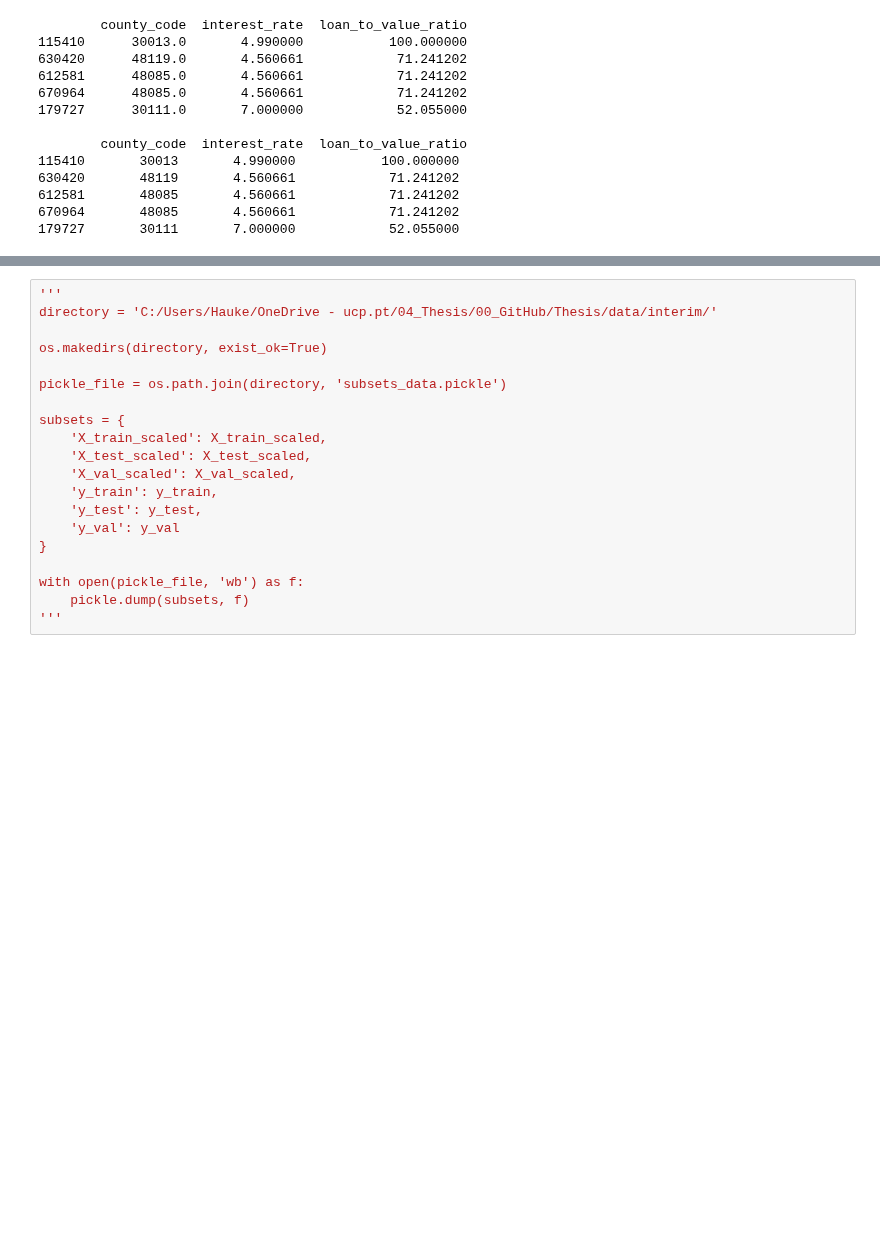
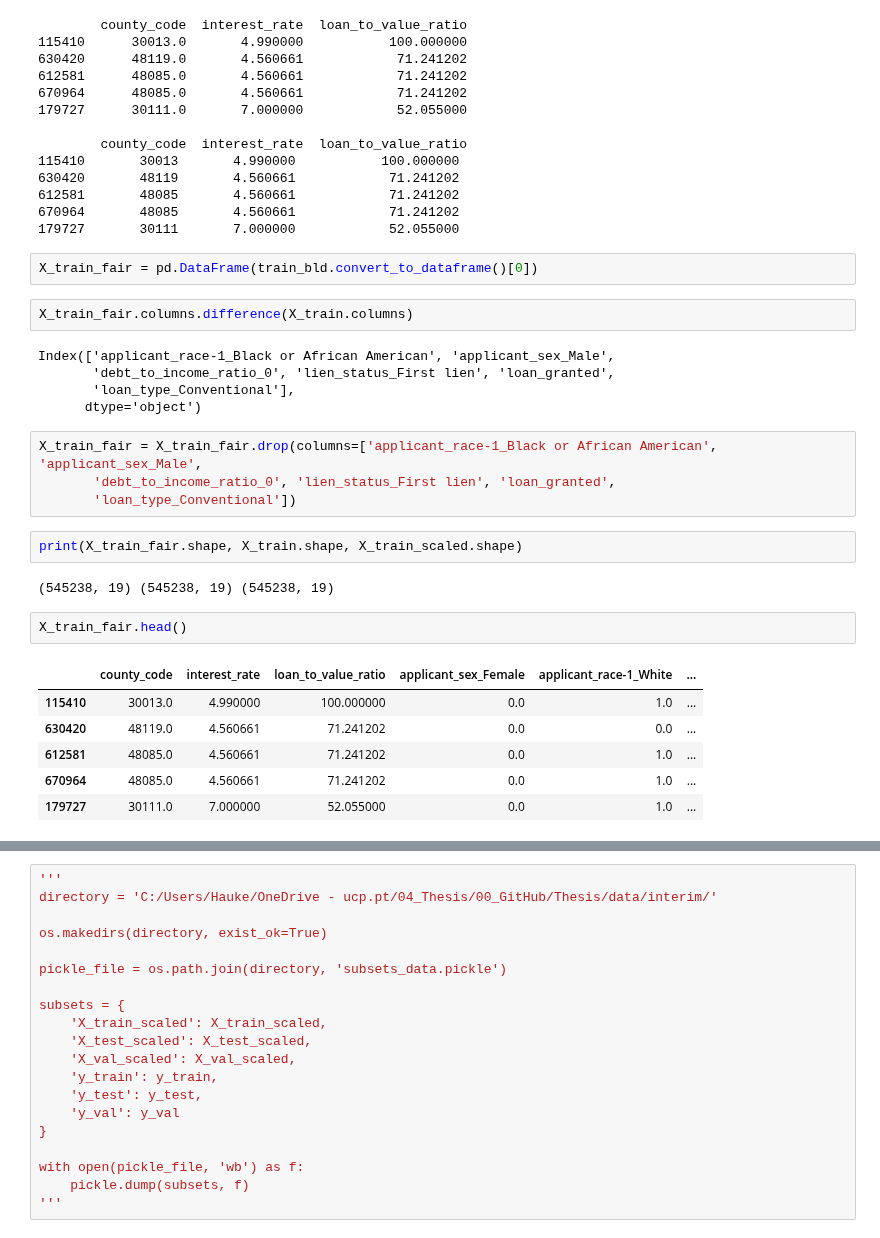
Before and after one commit to HaukeSchwarz/Thesis, a Jupyter notebook: notebooks/NN_Fairness_1.ipynb, the cells around one changed output, grey strips where cells are left out. Cells and saved outputs as stored; diff of their text form; blank space fills up the shorter version.

```diff
--- a/notebooks/NN_Fairness_1.ipynb
+++ b/notebooks/NN_Fairness_1.ipynb
@@ -126,3 +130,29 @@ print(pd.DataFrame(train_bld.convert_to_dataframe()[0][["county_code", "interest
 612581       48085       4.560661            71.241202
 670964       48085       4.560661            71.241202
 179727       30111       7.000000            52.055000
+# %%
+X_train_fair = pd.DataFrame(train_bld.convert_to_dataframe()[0])
+# %%
+X_train_fair.columns.difference(X_train.columns)
+# %% [output]
+Index(['applicant_race-1_Black or African American', 'applicant_sex_Male',
+       'debt_to_income_ratio_0', 'lien_status_First lien', 'loan_granted',
+       'loan_type_Conventional'],
+      dtype='object')
+# %%
+X_train_fair = X_train_fair.drop(columns=['applicant_race-1_Black or African American', 'applicant_sex_Male',
+       'debt_to_income_ratio_0', 'lien_status_First lien', 'loan_granted',
+       'loan_type_Conventional'])
+# %%
+print(X_train_fair.shape, X_train.shape, X_train_scaled.shape)
+# %% [output]
+(545238, 19) (545238, 19) (545238, 19)
+# %%
+X_train_fair.head()
+# %% [output]
+|  | county_code | interest_rate | loan_to_value_ratio | applicant_sex_Female | applicant_race-1_White | ... |
+| 115410 | 30013.0 | 4.990000 | 100.000000 | 0.0 | 1.0 | ... |
+| 630420 | 48119.0 | 4.560661 | 71.241202 | 0.0 | 0.0 | ... |
+| 612581 | 48085.0 | 4.560661 | 71.241202 | 0.0 | 1.0 | ... |
+| 670964 | 48085.0 | 4.560661 | 71.241202 | 0.0 | 1.0 | ... |
+| 179727 | 30111.0 | 7.000000 | 52.055000 | 0.0 | 1.0 | ... |
```
Also changed, not shown: parts of 13 cells of this notebook.
